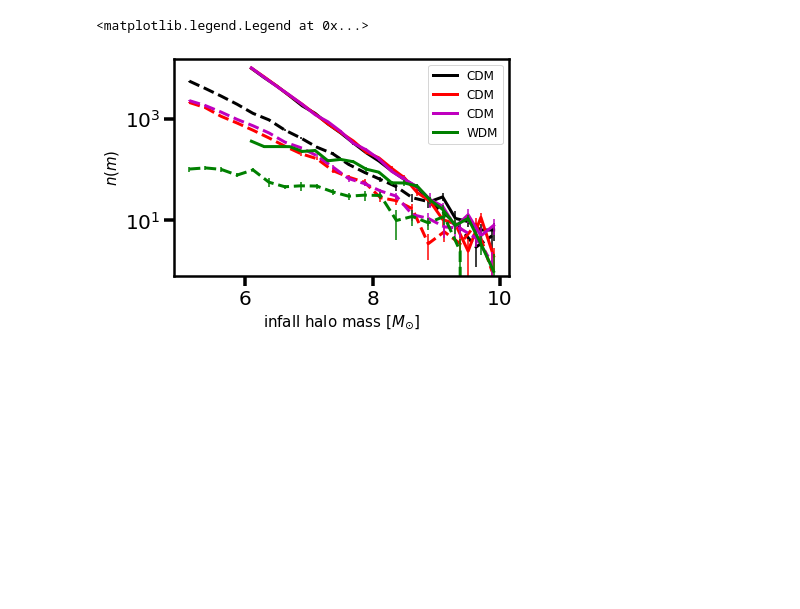
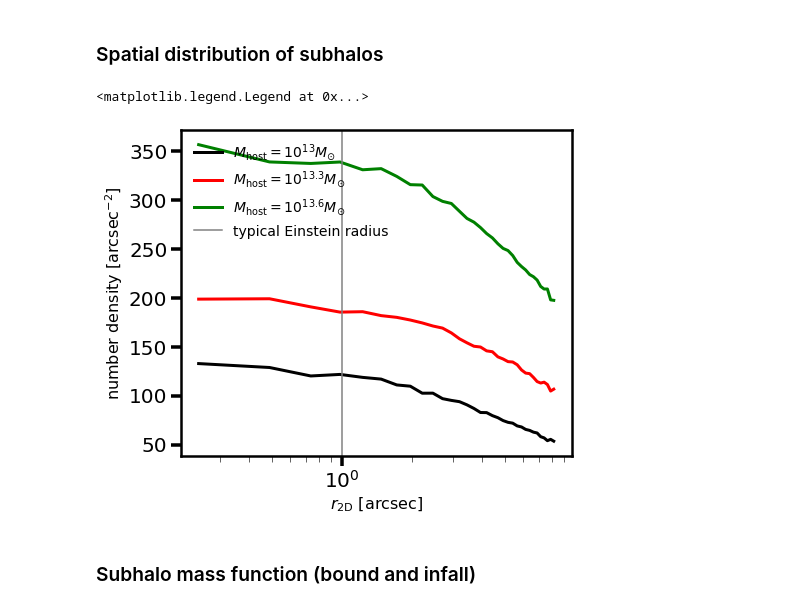
Before and after one commit to dangilman/pyHalo, a Jupyter notebook: example_notebooks/plotting_methods.ipynb, the cells around one changed output. Drawn from its saved outputs; the diff is of its cells as text; code cells hidden in the pictures; blank space fills up the shorter version.

```diff
--- a/example_notebooks/plotting_methods.ipynb
+++ b/example_notebooks/plotting_methods.ipynb
@@ -30,36 +7,44 @@ wdm_v2 = WDM(0.5, 1.5, log_mc=7.5, sigma_sub=sigma_sub, LOS_normalization=0.0,
-# %%
-fig = plt.figure(1)
-ax = plt.subplot(111)
-kwargs_plot={'lw':3, 'label': 'CDM'}
-plot_subhalo_mass_functon(cdm, log_m_low=6.0, log_m_high=10.0, bound_mass_function=False, nbins=20,
-                                  n_bootstrap=10, ax=ax, kwargs_plot=kwargs_plot, color='k')
-kwargs_plot={'linestyle': '--', 'lw':3}
-plot_subhalo_mass_functon(cdm, log_m_low=5.0, log_m_high=10.0, bound_mass_function=True, nbins=20,
-                                  n_bootstrap=10, ax=ax, kwargs_plot=kwargs_plot, color='k')
-
-kwargs_plot={'lw':3, 'label':'CDM'}
-plot_subhalo_mass_functon(cdm_truncation_v2, log_m_low=6.0, log_m_high=10.0, bound_mass_function=False, nbins=20,
-                                  n_bootstrap=10, ax=ax, kwargs_plot=kwargs_plot, color='r')
-kwargs_plot={'linestyle': '--','lw':3}
-plot_subhalo_mass_functon(cdm_truncation_v2, log_m_low=5.0, log_m_high=10.0, bound_mass_function=True, nbins=20,
-                                  n_bootstrap=10, ax=ax, kwargs_plot=kwargs_plot, color='r')
-
-kwargs_plot={'lw':3, 'label':'CDM'}
-plot_subhalo_mass_functon(cdm_truncation_v3, log_m_low=6.0, log_m_high=10.0, bound_mass_function=False, nbins=20,
-                                  n_bootstrap=10, ax=ax, kwargs_plot=kwargs_plot, color='m')
-kwargs_plot={'linestyle': '--','lw':3}
-plot_subhalo_mass_functon(cdm_truncation_v3, log_m_low=5.0, log_m_high=10.0, bound_mass_function=True, nbins=20,
-                                  n_bootstrap=10, ax=ax, kwargs_plot=kwargs_plot, color='m')
-
-kwargs_plot={'lw':3, 'label':'WDM'}
-plot_subhalo_mass_functon(wdm, log_m_low=6.0, log_m_high=10.0, bound_mass_function=False, nbins=20,
-                                  n_bootstrap=10, ax=ax, kwargs_plot=kwargs_plot, color='g')
-kwargs_plot={'linestyle': '--','lw':3}
-plot_subhalo_mass_functon(wdm, log_m_low=5.0, log_m_high=10.0, bound_mass_function=True, nbins=20,
-                                  n_bootstrap=10, ax=ax, kwargs_plot=kwargs_plot, color='g')
-
-ax.set_ylim(0.8, 15000)
-ax.legend(fontsize=12)
-# %% [output]
-<matplotlib.legend.Legend at 0x...>
-[figure, removed]
+# %% [markdown]
+### Spatial distribution of subhalos
+# %%
+cone_opening_angle_arcsec = 16
+cdm_spatial_distribution1 = CDM(0.5, 1.5, sigma_sub=0.5, LOS_normalization=0.0,
+                               cone_opening_angle_arcsec=cone_opening_angle_arcsec,
+                               log_m_host=13.0)
+cdm_spatial_distribution2 = CDM(0.5, 1.5, sigma_sub=0.5, LOS_normalization=0.0,
+                               cone_opening_angle_arcsec=cone_opening_angle_arcsec,
+                               log_m_host=13.3)
+cdm_spatial_distribution3 = CDM(0.5, 1.5, sigma_sub=0.5, LOS_normalization=0.0,
+                               cone_opening_angle_arcsec=cone_opening_angle_arcsec,
+                               log_m_host=13.6)
+
+# here you can optionally keep the total number of halos fixed to isolate differences in the spatial distribution
+# cdm_spatial_distribution2.halos = cdm_spatial_distribution2.halos[0:len(cdm_spatial_distribution1.halos)]
+# cdm_spatial_distribution3.halos = cdm_spatial_distribution3.halos[0:len(cdm_spatial_distribution1.halos)]
+
+fig = plt.figure(1)
+fig.set_size_inches(7,6)
+ax = plt.subplot(111)
+kwargs_plot={'lw':3, 'label': r'$M_{\rm{host}} = 10^{13} M_{\odot}$'}
+plot_subhalo_spatial_distribution(cdm_spatial_distribution1,
+                                  max_range_arcsec=cone_opening_angle_arcsec/2, ax=ax,
+                                  nbins=50, color='k', kwargs_plot=kwargs_plot)
+kwargs_plot={'lw':3, 'label': r'$M_{\rm{host}} = 10^{13.3} M_{\odot}$'}
+plot_subhalo_spatial_distribution(cdm_spatial_distribution2,
+                                  max_range_arcsec=cone_opening_angle_arcsec/2,
+                                  ax=ax, nbins=50, color='r', kwargs_plot=kwargs_plot)
+kwargs_plot={'lw':3, 'label': r'$M_{\rm{host}} = 10^{13.6} M_{\odot}$'}
+plot_subhalo_spatial_distribution(cdm_spatial_distribution3,
+                                  max_range_arcsec=cone_opening_angle_arcsec/2,
+                                  ax=ax, nbins=50, color='g', kwargs_plot=kwargs_plot)
+
+ax.set_xscale('log')
+#ax.set_ylim(50, 150)
+#ax.set_yscale('log')
+plt.axvline(1.0, color='0.5', label='typical Einstein radius')
+plt.legend(fontsize=14, frameon=False)
+# %% [output]
+<matplotlib.legend.Legend at 0x...>
+[figure, added]
+# %% [markdown]
+### Subhalo mass function (bound and infall)
```
Also changed, not shown: parts of 12 cells of this notebook, 1 other file.
